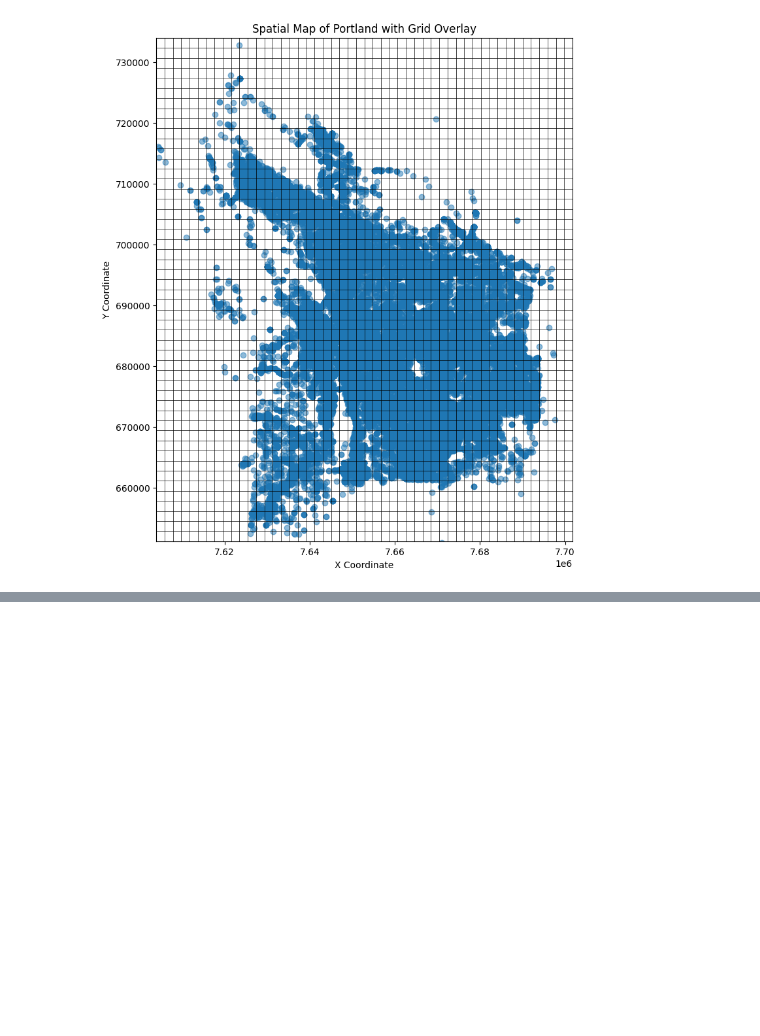
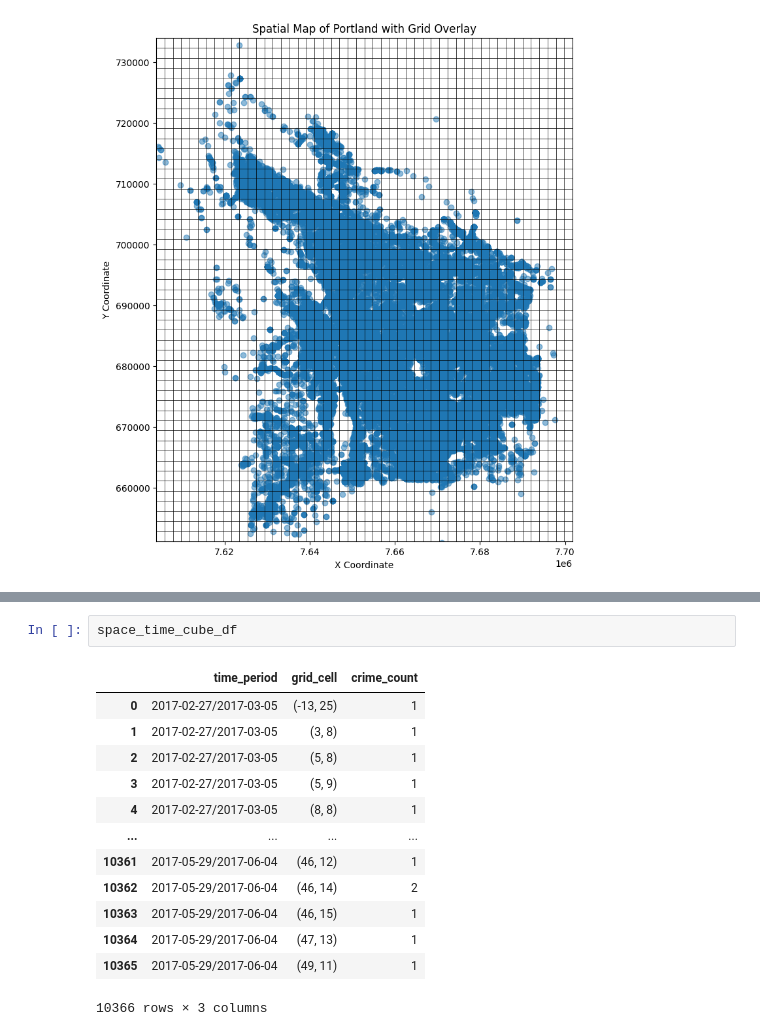
Before and after one commit to GVSU-CIS635/gvsu-cis635-term-project-crime-hotspot-analysis, a Jupyter notebook: Crime_Hotspot_Analysis.ipynb, the cells around one changed output, grey strips where cells are left out. Cells and saved outputs as stored; diff of their text form; blank space fills up the shorter version.

```diff
--- a/Crime_Hotspot_Analysis.ipynb
+++ b/Crime_Hotspot_Analysis.ipynb
@@ -173,0 +174,16 @@ plt.show()
+# %%
+space_time_cube_df
+# %% [output]
+|  | time_period | grid_cell | crime_count |
+| 0 | 2017-02-27/2017-03-05 | (-13, 25) | 1 |
+| 1 | 2017-02-27/2017-03-05 | (3, 8) | 1 |
+| 2 | 2017-02-27/2017-03-05 | (5, 8) | 1 |
+| 3 | 2017-02-27/2017-03-05 | (5, 9) | 1 |
+| 4 | 2017-02-27/2017-03-05 | (8, 8) | 1 |
+| ... | ... | ... | ... |
+| 10361 | 2017-05-29/2017-06-04 | (46, 12) | 1 |
+| 10362 | 2017-05-29/2017-06-04 | (46, 14) | 2 |
+| 10363 | 2017-05-29/2017-06-04 | (46, 15) | 1 |
+| 10364 | 2017-05-29/2017-06-04 | (47, 13) | 1 |
+| 10365 | 2017-05-29/2017-06-04 | (49, 11) | 1 |
+10366 rows × 3 columns
```
Also changed, not shown: parts of 20 cells of this notebook.
